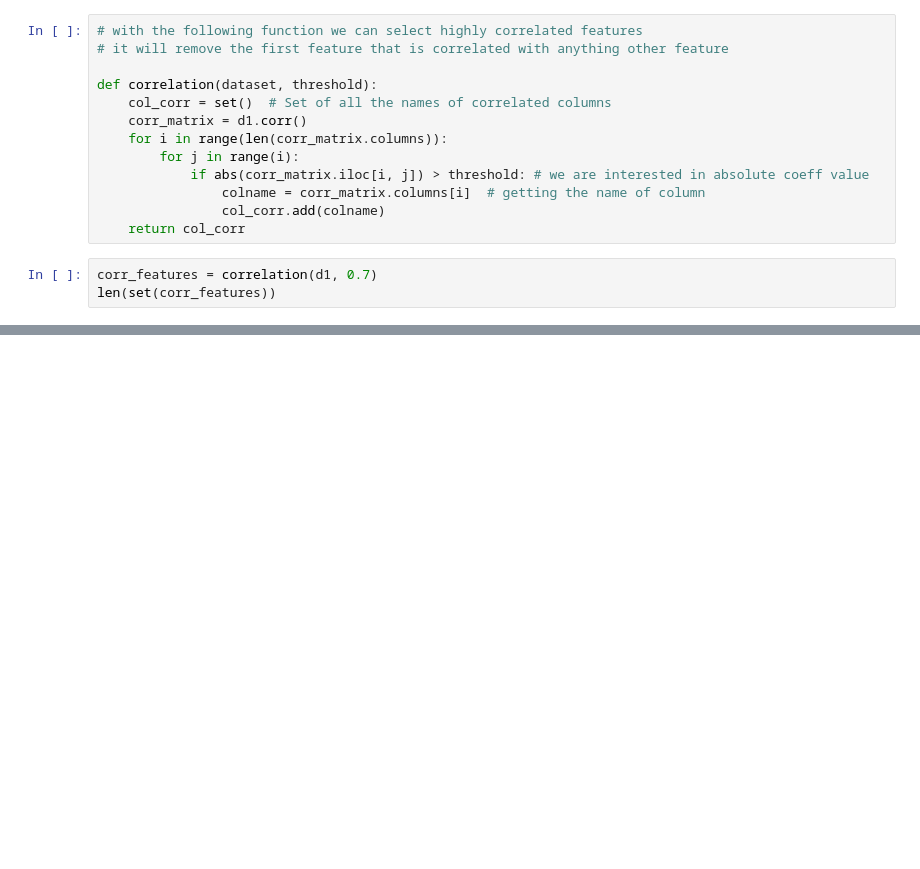
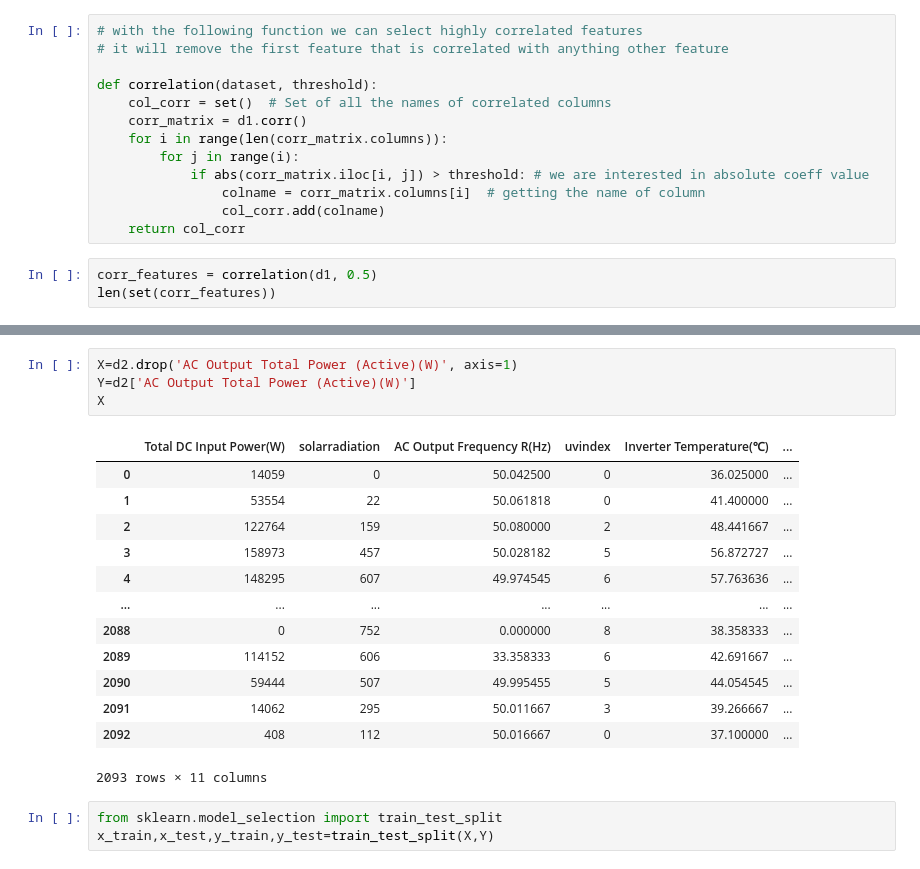
Before and after one commit to AksharaReddyPatlannagari/MAJOR-PROJECT, a Jupyter notebook: processing3.ipynb, the cells around one changed output, grey strips where cells are left out. Drawn from its saved outputs; the diff is of its cells as text; blank space fills up the shorter version.

Commit message:
change feature selection

```diff
--- a/processing3.ipynb
+++ b/processing3.ipynb
@@ -732,6 +732,6 @@ def correlation(dataset, threshold):
                 col_corr.add(colname)
     return col_corr
 # %%
-corr_features = correlation(d1, 0.7)
+corr_features = correlation(d1, 0.5)
 len(set(corr_features))
 # %% [output]
@@ -776,0 +796,21 @@ Index(['Total DC Input Power(W)', 'solarradiation',
+# %%
+X=d2.drop('AC Output Total Power (Active)(W)', axis=1)
+Y=d2['AC Output Total Power (Active)(W)']
+X
+# %% [output]
+|  | Total DC Input Power(W) | solarradiation | AC Output Frequency R(Hz) | uvindex | Inverter Temperature(℃) | ... |
+| 0 | 14059 | 0 | 50.042500 | 0 | 36.025000 | ... |
+| 1 | 53554 | 22 | 50.061818 | 0 | 41.400000 | ... |
+| 2 | 122764 | 159 | 50.080000 | 2 | 48.441667 | ... |
+| 3 | 158973 | 457 | 50.028182 | 5 | 56.872727 | ... |
+| 4 | 148295 | 607 | 49.974545 | 6 | 57.763636 | ... |
+| ... | ... | ... | ... | ... | ... | ... |
+| 2088 | 0 | 752 | 0.000000 | 8 | 38.358333 | ... |
+| 2089 | 114152 | 606 | 33.358333 | 6 | 42.691667 | ... |
+| 2090 | 59444 | 507 | 49.995455 | 5 | 44.054545 | ... |
+| 2091 | 14062 | 295 | 50.011667 | 3 | 39.266667 | ... |
+| 2092 | 408 | 112 | 50.016667 | 0 | 37.100000 | ... |
+2093 rows × 11 columns
+# %%
+from sklearn.model_selection import train_test_split
+x_train,x_test,y_train,y_test=train_test_split(X,Y)
```
Also changed, not shown: parts of 6 cells of this notebook.
